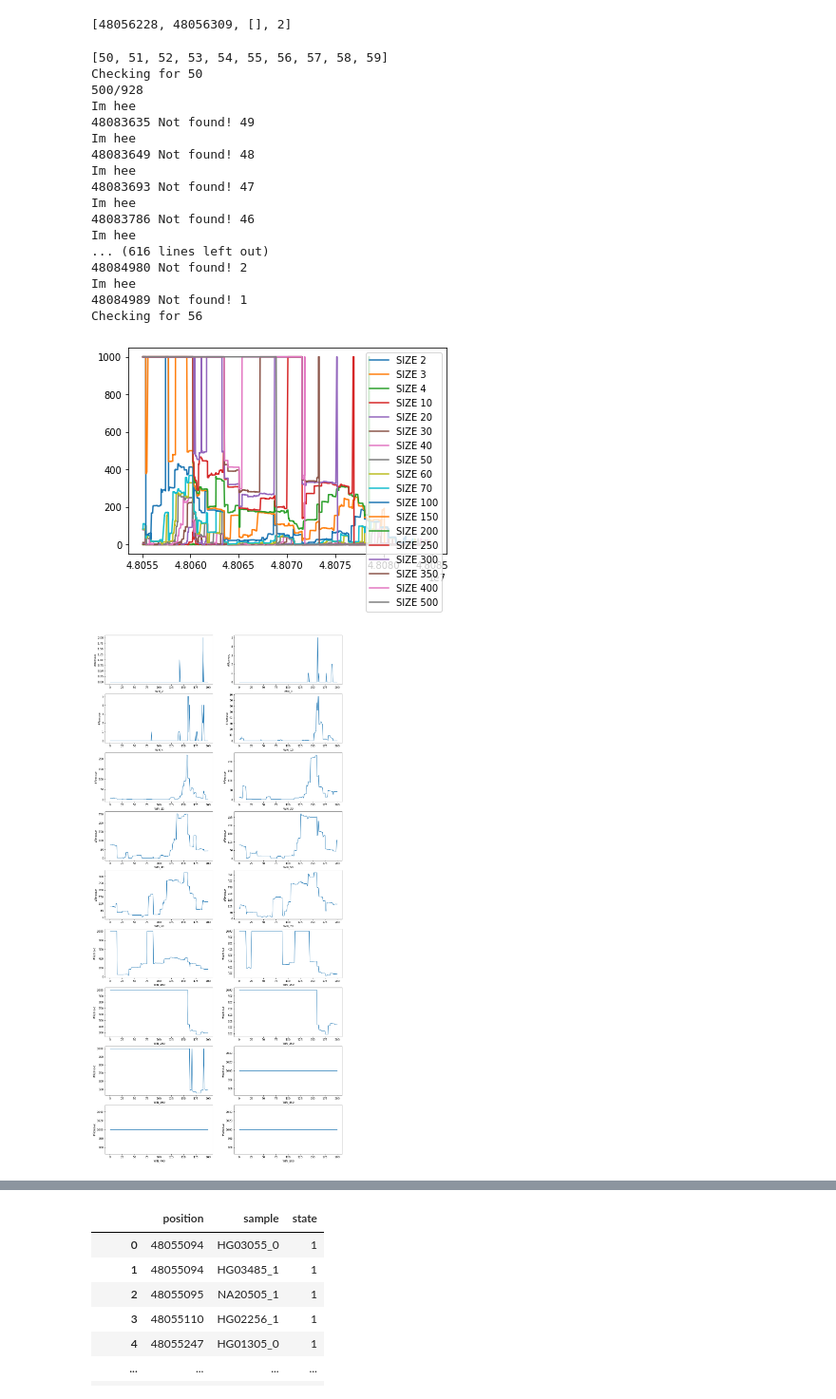
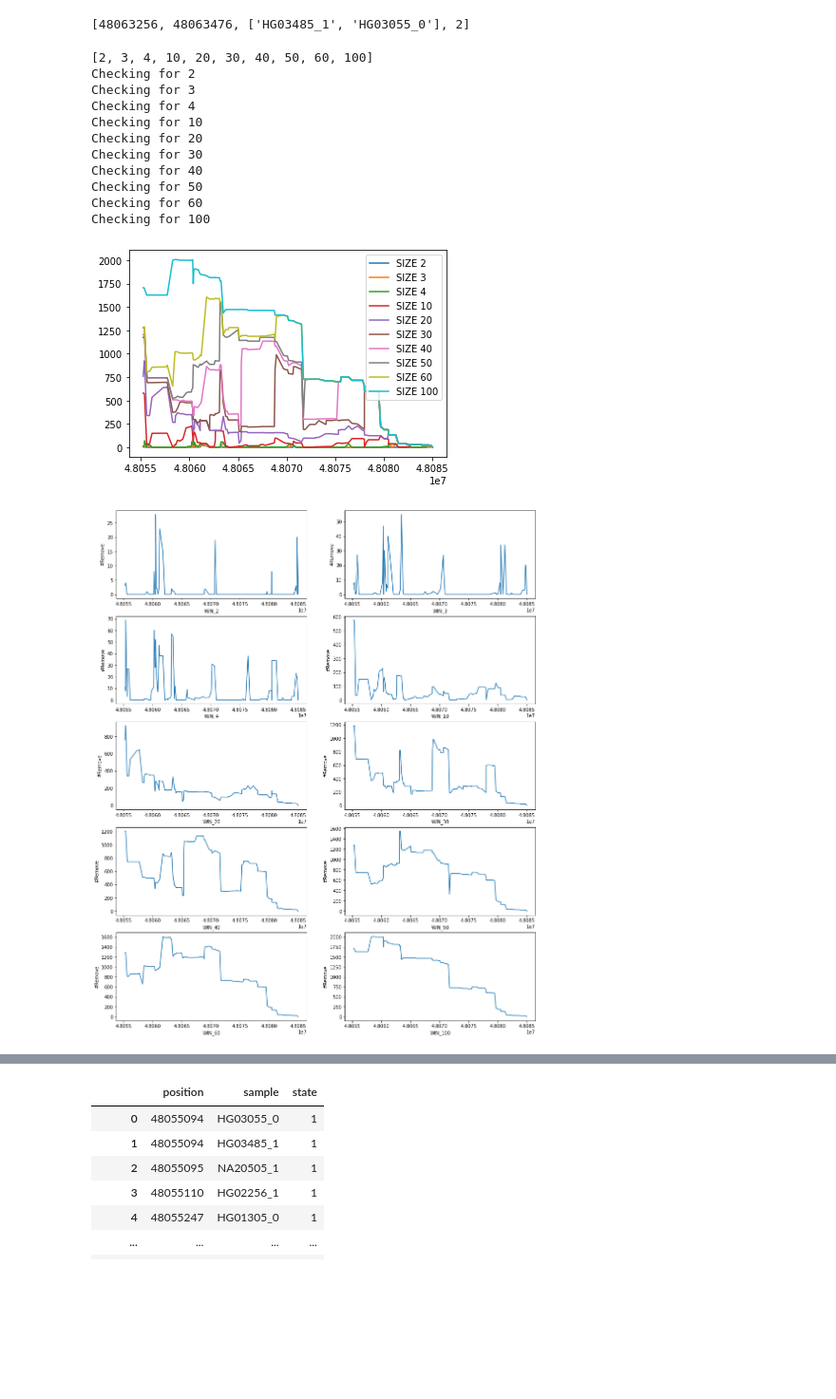
Before and after one commit to jhkcia/ancestral-recombination-finder, a Jupyter notebook: code/sliding_window.ipynb, the cells around one changed output, grey strips where cells are left out. Shown at 95% size. Saved outputs shown, nothing was run; the diff lists cells and outputs as text; code cells hidden in the pictures; blank space fills up the shorter version.

```diff
--- a/code/sliding_window.ipynb
+++ b/code/sliding_window.ipynb
@@ -17,5 +14,6 @@ path = './result/from0_to47.txt'
 path = None
 # %%
 from utils import read_full_spans
-spans = read_full_spans(path)
+MIN_THRESHOLD = 50
+spans = read_full_spans(50, path)
 # %% [output]
@@ -35,16 +40,16 @@ Parsing file ./result/from470_to517.txt
 # %%
 spans[1]  # Start, End, # Remove,# SNPs
 # %% [output]
-[48056228, 48056309, [], 2]
+[48063256, 48063476, ['HG03485_1', 'HG03055_0'], 2]
 # %%
 from SNPDataSet import get_snp_dfs
-mutation_df = get_snp_dfs()
+mutation_df = get_snp_dfs(MIN_THRESHOLD)
 A= mutation_df['position'].unique()
 A.sort()
 muts = [p for p in A]
 # %%
-WINDOW_SIZE = [2, 3,4,10,20,30,40,50,60,70, 100, 150, 200, 250, 300, 350, 400, 500]
-WINDOW_SIZE = [i for i in range(50,60)]
+WINDOW_SIZE = [2, 3,4,10,20,30,40,50,60, 100]
+# WINDOW_SIZE.extend([i for i in range(51,60)])
 print(WINDOW_SIZE)
 RR = {}
 
@@ -57,10 +62,12 @@ for w in WINDOW_SIZE:
         if uu%500 == 0:
             print(f'{uu}/{len(muts)}')
         max_len = -1
+        max_remove = -100
         for s in spans:
             if m == s[0]:
                 if s[3]> max_len:
                     max_len = s[3]
+                    max_remove = len(s[2])
                 if s[3] == w:
                     Result[m]= len(s[2])
                     break
@@ -70,30 +77,23 @@ for w in WINDOW_SIZE:
                 print(f"{m} Not found! {max_len}")
                 Result[m] = 1000
             else:
-                print('Im hee')
-            # Result[m]= len(s[2])
+                Result[m] = max_remove
+                pass
+                # print('End of block limitation')
 
-            # break
-            # Result[m] = max_len
     RR[w] = Result
 # %% [output]
-[50, 51, 52, 53, 54, 55, 56, 57, 58, 59]
+[2, 3, 4, 10, 20, 30, 40, 50, 60, 100]
+Checking for 2
+Checking for 3
+Checking for 4
+Checking for 10
+Checking for 20
+Checking for 30
+Checking for 40
 Checking for 50
-500/928
-Im hee
-48083635 Not found! 49
-Im hee
-48083649 Not found! 48
-Im hee
-48083693 Not found! 47
-Im hee
-48083786 Not found! 46
-Im hee
-... (616 lines left out)
-48084980 Not found! 2
-Im hee
-48084989 Not found! 1
-Checking for 56
+Checking for 60
+Checking for 100
 # %%
 
 X= muts
@@ -117,37 +117,38 @@ for w in WINDOW_SIZE:
 plt.legend()
 plt.show()
 # %% [output]
-[figure, old version]
+[figure, new version]
 # %%
 # Initialise the subplot function using number of rows and columns
 COLS = 2
 x_count = int(len(WINDOW_SIZE)/COLS)
 y_count = COLS
 figure, axis = plt.subplots(x_count,y_count)
 
 figure.set_size_inches(16, 4*x_count)
 # For Sine Function
 X_ha = []
 Y_ha = []
 for i in range(len(WINDOW_SIZE)):
     Y_ha.append(Yz[WINDOW_SIZE[i]][:200])
-    IDX = [i+1 for i in range(len(X))][:200]
+    # IDX = [i+1 for i in range(len(X))][:200]
+    IDX = X
     X_ha.append (IDX)
 
 for i in range(len(WINDOW_SIZE)):
     x_index = int(i/COLS)
     y_index = int(i%COLS)
     axis[x_index,y_index].plot(X_ha[i], Y_ha[i], label=f'SIZE {WINDOW_SIZE[i]}')
 # axis[0, 0].plot(X_ha[0], Y_ha[0])
 # axis[0, 0].set_title("#5")
     plt.setp(axis[x_index, y_index], xlabel=f'WIN_{WINDOW_SIZE[i]}', ylabel="#Remove")
 
 # plt.setp(axis[1], xlabel='Parameter', ylabel="#Mosaics")
 
 # plt.xticks(fontsize=14)
 
 # Combine all the operations and display
 plt.show()
 # %% [output]
-[figure, old version]
+[figure, new version]
 # %%
```
Also changed, not shown: parts of 47 cells of this notebook, 2 other files.
